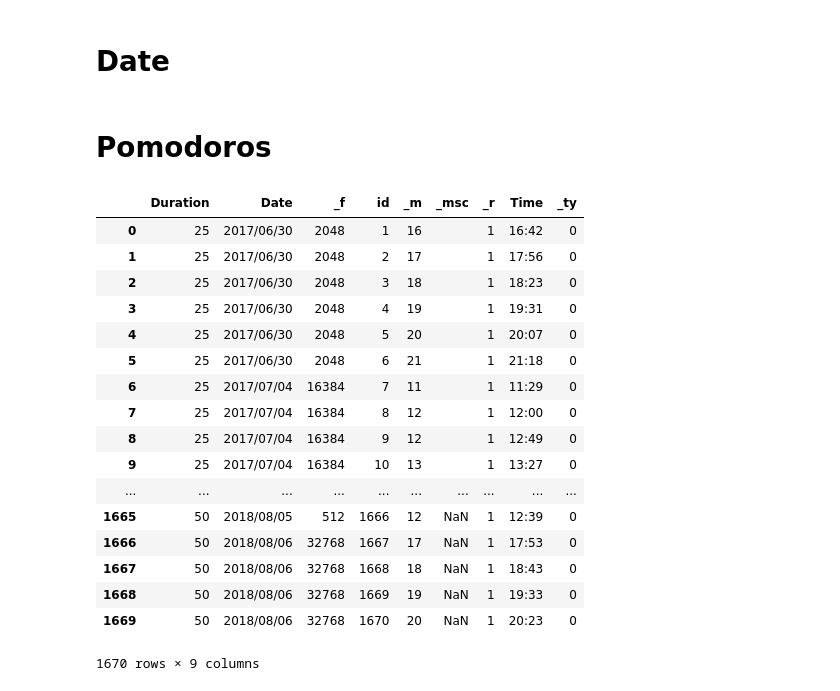
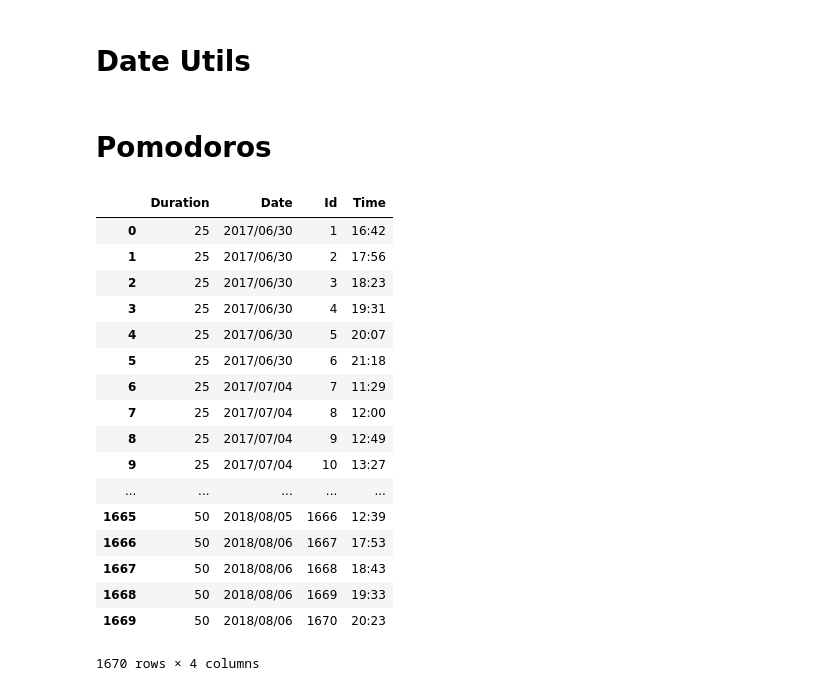
Before and after one commit to oalberto96/productivity-timer-importer, a Jupyter notebook: PomodoroImporter.ipynb, the cells around one changed output. Drawn from its saved outputs; the diff is of its cells as text; code cells hidden in the pictures.

```diff
--- a/PomodoroImporter.ipynb
+++ b/PomodoroImporter.ipynb
@@ -13,5 +10,5 @@ df_projects = json_normalize(data['projects'])
 # %% [markdown]
-# Date
+# Date Utils
 # %%
 date = datetime.datetime.fromtimestamp(20)
 # %d is the day number
@@ -22,38 +36,36 @@ date = datetime.datetime.fromtimestamp(20)
 # %% [markdown]
 # Pomodoros
-# %%
-def print_hour(timestamp):
-    date = datetime.datetime.fromtimestamp(timestamp)
-    return date.strftime("%H:%M")
-
-def print_minutes(timestamp):
-    return datetime.datetime.fromtimestamp(timestamp).strftime("%M")
-
-
-
-# ['_d', '_dt', '_f', '_id', '_m', '_msc', '_r', '_t', '_ty']
-df_pomodoros = json_normalize(data['pomodoros'])
-df_pomodoros['_t'] = df_pomodoros['_t'].apply(lambda x: print_hour(x))
-df_pomodoros['_d'] = df_pomodoros['_d'].apply(lambda x: print_minutes(x))
-df_pomodoros['_m'] = df_pomodoros['_m'].apply(lambda x: print_minutes(x))
-df_pomodoros.rename(columns={'_t':'Time', '_d':'Duration', '_dt': 'Date', '_id': 'id'}, inplace=True)
-df_pomodoros
-# %% [output]
-|  | Duration | Date | _f | id | _m | _msc | _r | Time | _ty |
-| 0 | 25 | 2017/06/30 | 2048 | 1 | 16 |  | 1 | 16:42 | 0 |
-| 1 | 25 | 2017/06/30 | 2048 | 2 | 17 |  | 1 | 17:56 | 0 |
-| 2 | 25 | 2017/06/30 | 2048 | 3 | 18 |  | 1 | 18:23 | 0 |
-| 3 | 25 | 2017/06/30 | 2048 | 4 | 19 |  | 1 | 19:31 | 0 |
-| 4 | 25 | 2017/06/30 | 2048 | 5 | 20 |  | 1 | 20:07 | 0 |
-| 5 | 25 | 2017/06/30 | 2048 | 6 | 21 |  | 1 | 21:18 | 0 |
-| 6 | 25 | 2017/07/04 | 16384 | 7 | 11 |  | 1 | 11:29 | 0 |
-| 7 | 25 | 2017/07/04 | 16384 | 8 | 12 |  | 1 | 12:00 | 0 |
-| 8 | 25 | 2017/07/04 | 16384 | 9 | 12 |  | 1 | 12:49 | 0 |
-| 9 | 25 | 2017/07/04 | 16384 | 10 | 13 |  | 1 | 13:27 | 0 |
-| ... | ... | ... | ... | ... | ... | ... | ... | ... | ... |
-| 1665 | 50 | 2018/08/05 | 512 | 1666 | 12 | NaN | 1 | 12:39 | 0 |
-| 1666 | 50 | 2018/08/06 | 32768 | 1667 | 17 | NaN | 1 | 17:53 | 0 |
-| 1667 | 50 | 2018/08/06 | 32768 | 1668 | 18 | NaN | 1 | 18:43 | 0 |
-| 1668 | 50 | 2018/08/06 | 32768 | 1669 | 19 | NaN | 1 | 19:33 | 0 |
-| 1669 | 50 | 2018/08/06 | 32768 | 1670 | 20 | NaN | 1 | 20:23 | 0 |
-1670 rows × 9 columns
+# %%
+df_pomodoros = json_normalize(data['pomodoros'])
+
+def format_pomodoros(df_original):
+    df = df_original.copy()
+    df['_t'] = df['_t'].apply(lambda x: print_hour(x))
+    df['_d'] = df_pomodoros['_d'].apply(lambda x: print_minutes(x))
+    df.rename(columns={'_t':'Time', '_d':'Duration', '_dt': 'Date', '_id': 'Id'}, inplace=True)
+    df = df.drop('_msc', 1)
+    df = df.drop('_m', 1)
+    df = df.drop('_ty', 1)
+    df = df.drop('_r', 1)
+    df = df.drop('_f', 1)
+    return df
+format_pomodoros(df_pomodoros)
+# %% [output]
+|  | Duration | Date | Id | Time |
+| 0 | 25 | 2017/06/30 | 1 | 16:42 |
+| 1 | 25 | 2017/06/30 | 2 | 17:56 |
+| 2 | 25 | 2017/06/30 | 3 | 18:23 |
+| 3 | 25 | 2017/06/30 | 4 | 19:31 |
+| 4 | 25 | 2017/06/30 | 5 | 20:07 |
+| 5 | 25 | 2017/06/30 | 6 | 21:18 |
+| 6 | 25 | 2017/07/04 | 7 | 11:29 |
+| 7 | 25 | 2017/07/04 | 8 | 12:00 |
+| 8 | 25 | 2017/07/04 | 9 | 12:49 |
+| 9 | 25 | 2017/07/04 | 10 | 13:27 |
+| ... | ... | ... | ... | ... |
+| 1665 | 50 | 2018/08/05 | 1666 | 12:39 |
+| 1666 | 50 | 2018/08/06 | 1667 | 17:53 |
+| 1667 | 50 | 2018/08/06 | 1668 | 18:43 |
+| 1668 | 50 | 2018/08/06 | 1669 | 19:33 |
+| 1669 | 50 | 2018/08/06 | 1670 | 20:23 |
+1670 rows × 4 columns
```
Also changed, not shown: parts of 6 cells of this notebook.
